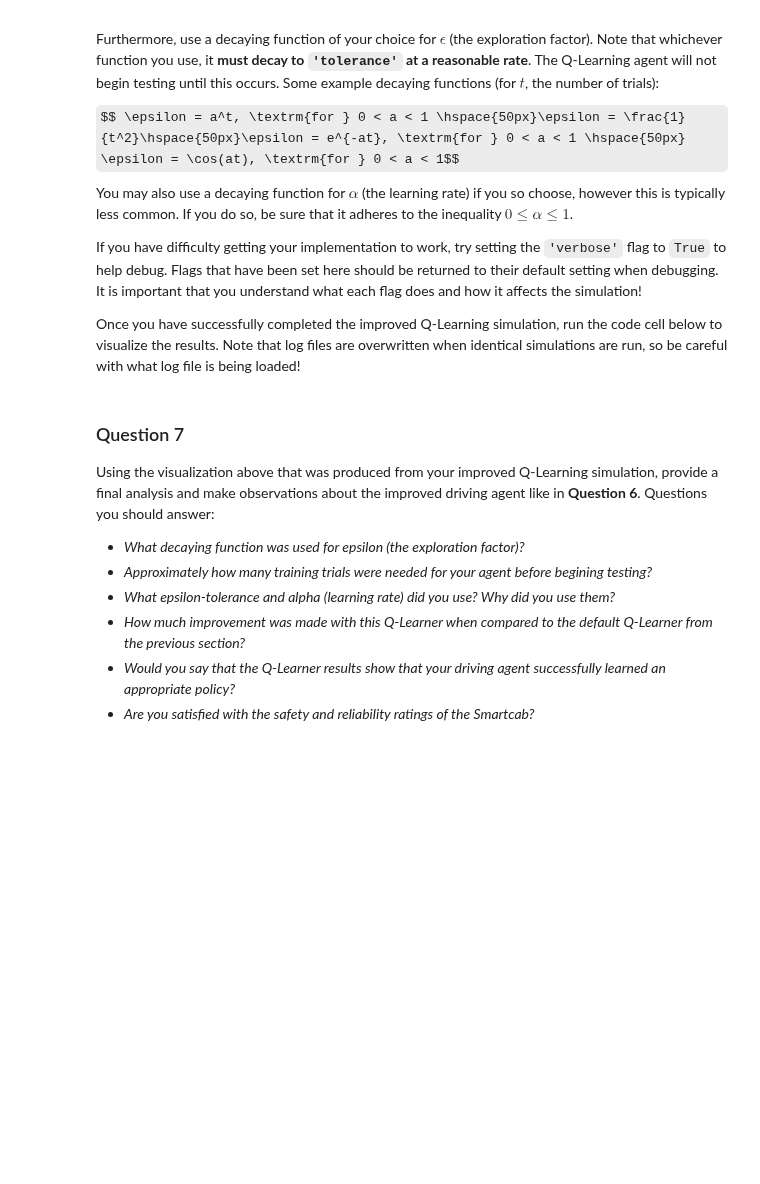
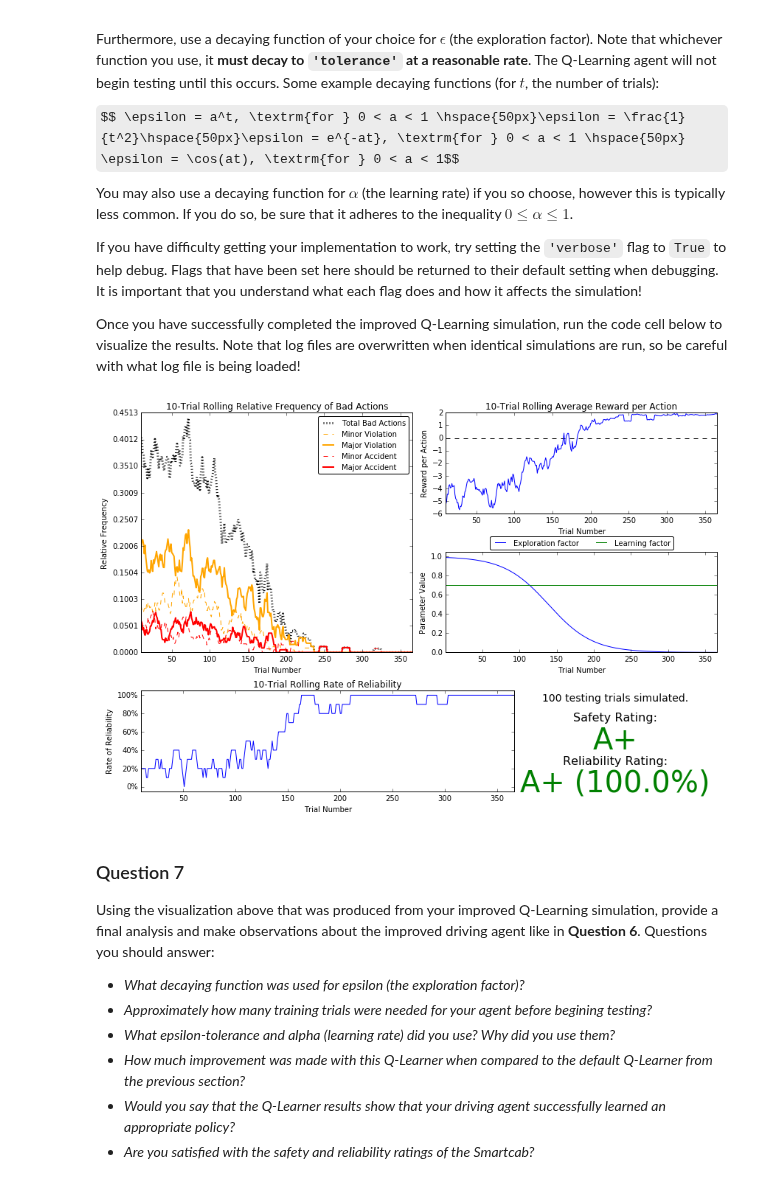
Before and after one commit to alextrickey/smartcab, a Jupyter notebook: smartcab.ipynb, the cells around one changed output. Cells and saved outputs as stored; diff of their text form; code cells hidden in the pictures; some formulas as TeX source; blank space fills up the shorter version.

```diff
--- a/smartcab.ipynb
+++ b/smartcab.ipynb
@@ -318,7 +326,9 @@ If you have difficulty getting your implementation to work, try setting the `'ve
 Once you have successfully completed the improved Q-Learning simulation, run the code cell below to visualize the results. Note that log files are overwritten when identical simulations are run, so be careful with what log file is being loaded!
 # %%
 # Load the 'sim_improved-learning' file from the improved Q-Learning simulation
-vs.plot_trials('sim_improved-learning-linear.csv')
+vs.plot_trials('sim_improved-learning.csv')
+# %% [output]
+[figure, added]
 # %% [markdown]
 ### Question 7
 Using the visualization above that was produced from your improved Q-Learning simulation, provide a final analysis and make observations about the improved driving agent like in **Question 6**. Questions you should answer:
```
Also changed, not shown: parts of 14 cells of this notebook.
